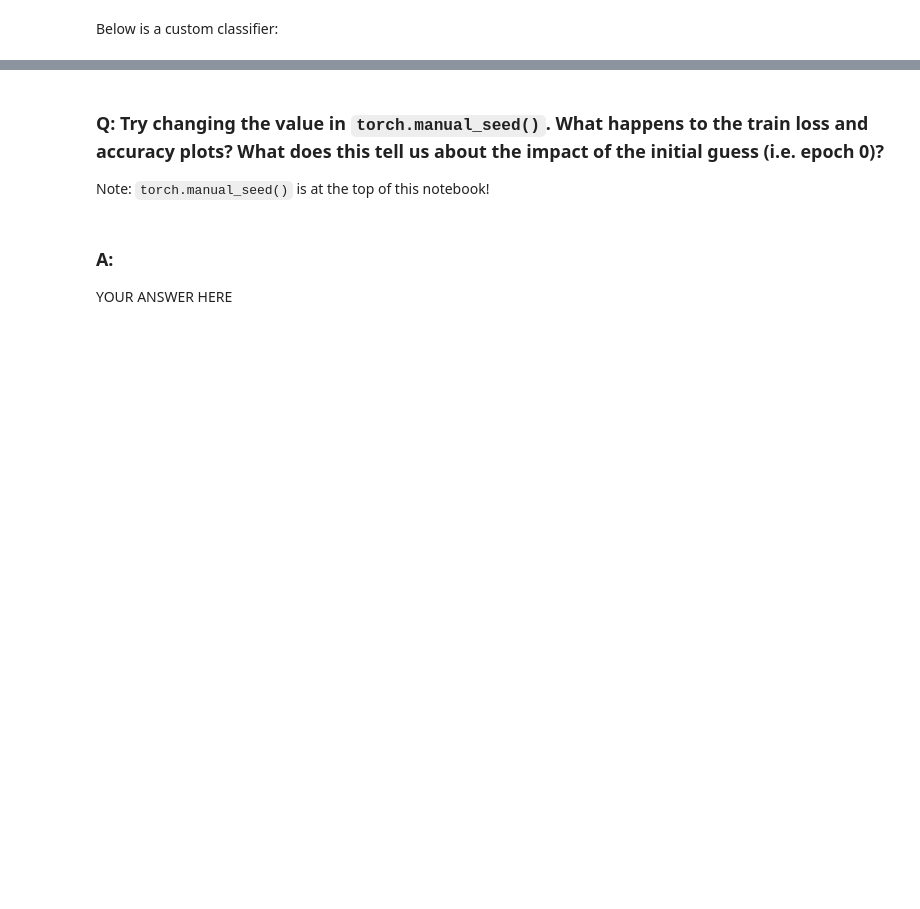
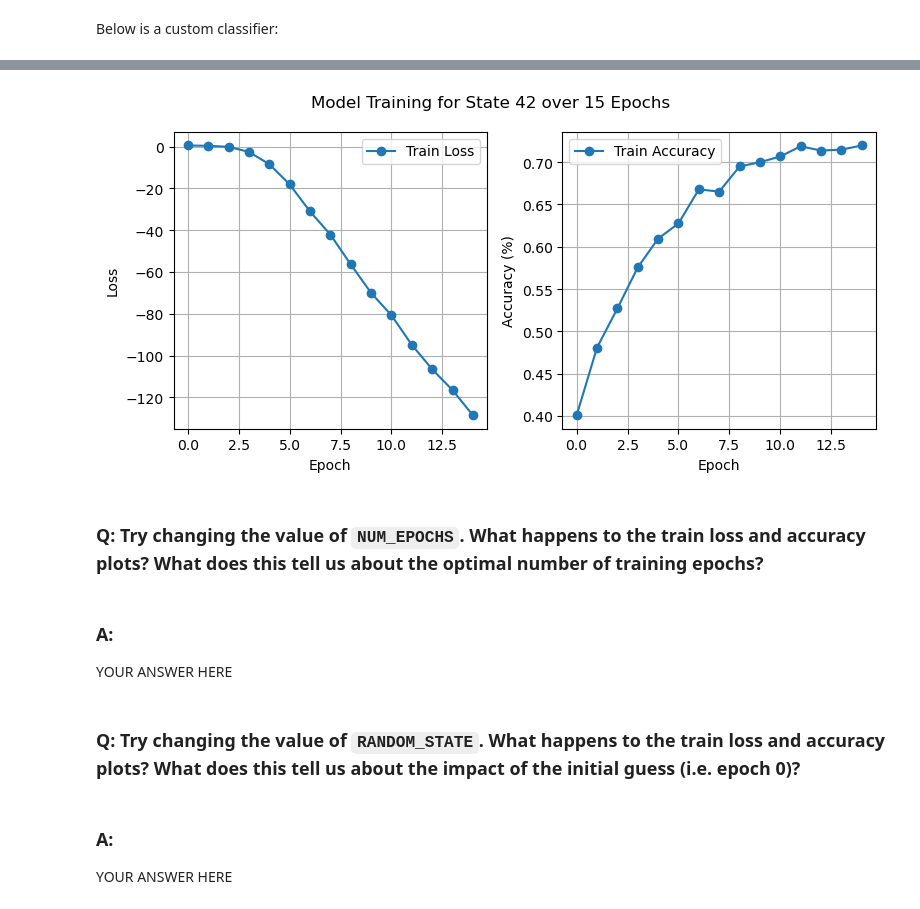
Before and after one commit to willcho5603/bwsi-comp-problem-solving, a Jupyter notebook: mod7_deep_learning/3_more_recurrent_neural_nets.ipynb, the cells around one changed output, grey strips where cells are left out. Drawn from its saved outputs; the diff is of its cells as text; code cells hidden in the pictures; blank space fills up the shorter version.

```diff
--- a/mod7_deep_learning/3_more_recurrent_neural_nets.ipynb
+++ b/mod7_deep_learning/3_more_recurrent_neural_nets.ipynb
@@ -40,7 +38,6 @@ TEXT = Field(tokenize='basic_english', lower=True, include_lengths=True)
 LABEL = LabelField(dtype=torch.float)
 
 # Load SST data
-train_data, dev_data, test_data = SST.splits(
+train_data, _, test_data = SST.splits(
     TEXT, LABEL, fine_grained=False
 )
-train_data, valid_data = train_data.split(split_ratio=0.8)
@@ -95,8 +98,8 @@ neutral
 Now let's define a `BucketIterator`:
 # %%
 BATCH_SIZE = 32
-train_iterator, valid_iterator, test_iterator = BucketIterator.splits(
-    (train_data, valid_data, test_data),
+train_iterator, test_iterator = BucketIterator.splits(
+    (train_data, test_data),
     batch_size=BATCH_SIZE,
     sort_within_batch=True,
     sort_key=lambda x: len(x.text),
@@ -202,0 +185,19 @@ plt.show()
+# %%
+def plot_training_performance(train_losses, train_accs, num_epochs, random_state):
+    fig = plt.figure(figsize=(8,4), tight_layout=True)
+    fig.suptitle(f"Model Training for State {random_state} over {num_epochs} Epochs")
+
+    plt.subplot(1,2,1)
+    plt.plot(train_losses, "-o", label="Train Loss")
+    plt.xlabel("Epoch")
+    plt.ylabel("Loss")
+    plt.grid()
+    plt.legend()
+
+    plt.subplot(1,2,2)
+    plt.plot(train_accs, "-o", label="Train Accuracy")
+    plt.xlabel("Epoch")
+    plt.ylabel("Accuracy (%)")
+    plt.grid()
+    plt.legend()
+    plt.show()
@@ -202,0 +206,4 @@ plt.show()
+# %%
+NUM_EPOCHS = 15
+RANDOM_STATE = 42
+train_losses, train_accs, model = run_training_loop(NUM_EPOCHS, RANDOM_STATE)
@@ -203,7 +224,14 @@ plt.show()
+# %%
+plot_training_performance(train_losses, train_accs, NUM_EPOCHS, RANDOM_STATE)
+# %% [output]
+[figure, added]
+# %% [markdown]
+### Q: Try changing the value of `NUM_EPOCHS`. What happens to the train loss and accuracy plots? What does this tell us about the optimal number of training epochs?
+# %% [markdown]
+### A:
+YOUR ANSWER HERE
 # %% [markdown]
-### Q: Try changing the value in `torch.manual_seed()`. What happens to the train loss and accuracy plots? What does this tell us about the impact of the initial guess (i.e. epoch 0)?
-
-Note: `torch.manual_seed()` is at the top of this notebook!
+### Q: Try changing the value of `RANDOM_STATE`. What happens to the train loss and accuracy plots? What does this tell us about the impact of the initial guess (i.e. epoch 0)?
 # %% [markdown]
 ### A:
 YOUR ANSWER HERE
```
Also changed, not shown: parts of 20 cells of this notebook.
